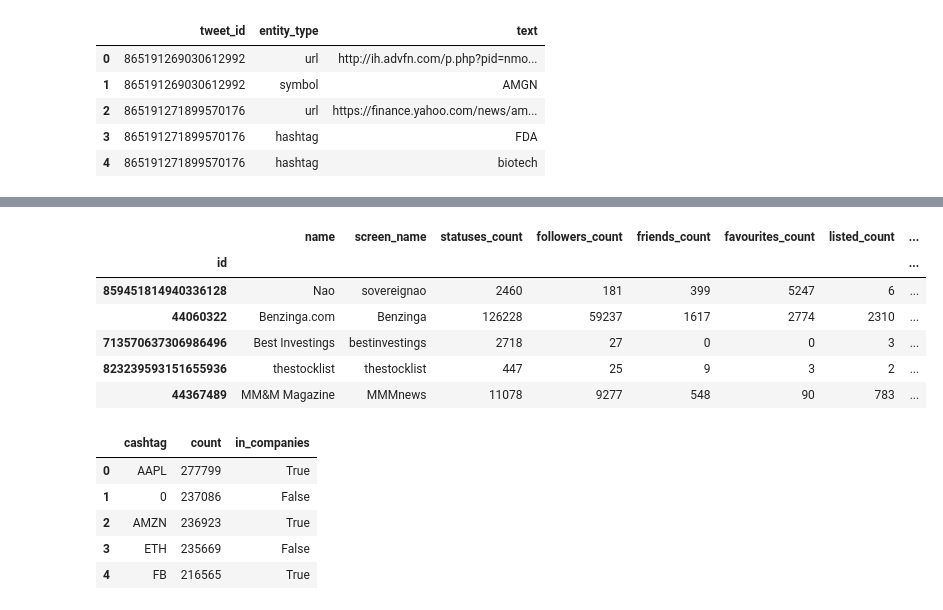
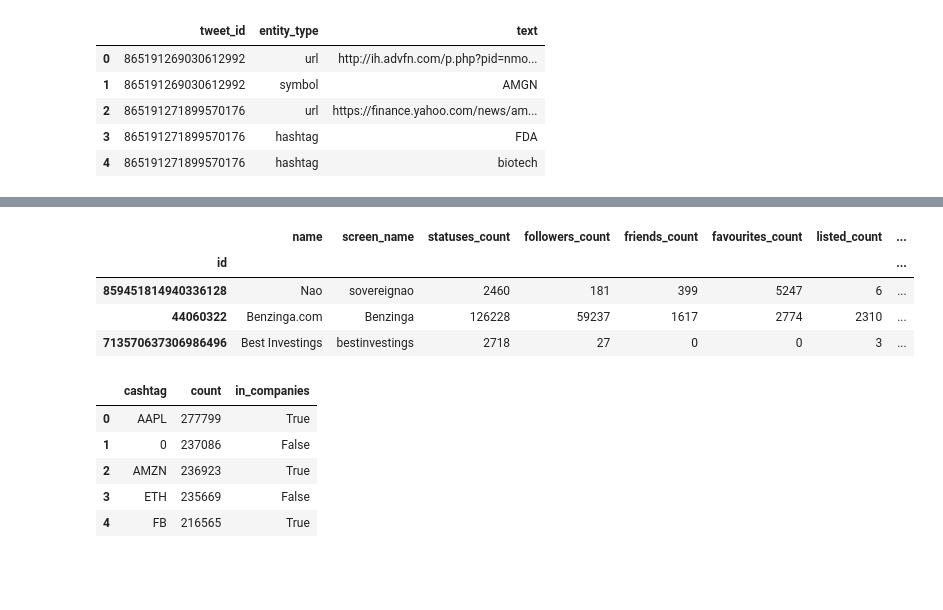
Before and after one commit to amirsoleix/Twitter-sentiment-analysis, a Jupyter notebook: code/exploratory-data-analysis.ipynb, the cells around one changed output, grey strips where cells are left out. Drawn from its saved outputs; the diff is of its cells as text; code cells hidden in the pictures; blank space fills up the shorter version.

```diff
--- a/code/exploratory-data-analysis.ipynb
+++ b/code/exploratory-data-analysis.ipynb
@@ -95,11 +93,9 @@ tweets.head()
 # %%
-users.head()
+users.head(3)
 # %% [output]
 |  | name | screen_name | statuses_count | followers_count | friends_count | favourites_count | listed_count | ... |
 | id |  |  |  |  |  |  |  | ... |
 | 859451814940336128 | Nao | sovereignao | 2460 | 181 | 399 | 5247 | 6 | ... |
 | 44060322 | Benzinga.com | Benzinga | 126228 | 59237 | 1617 | 2774 | 2310 | ... |
 | 713570637306986496 | Best Investings | bestinvestings | 2718 | 27 | 0 | 0 | 3 | ... |
-| 823239593151655936 | thestocklist | thestocklist | 447 | 25 | 9 | 3 | 2 | ... |
-| 44367489 | MM&M Magazine | MMMnews | 11078 | 9277 | 548 | 90 | 783 | ... |
 # %%
```
Also changed, not shown: parts of 48 cells of this notebook.
